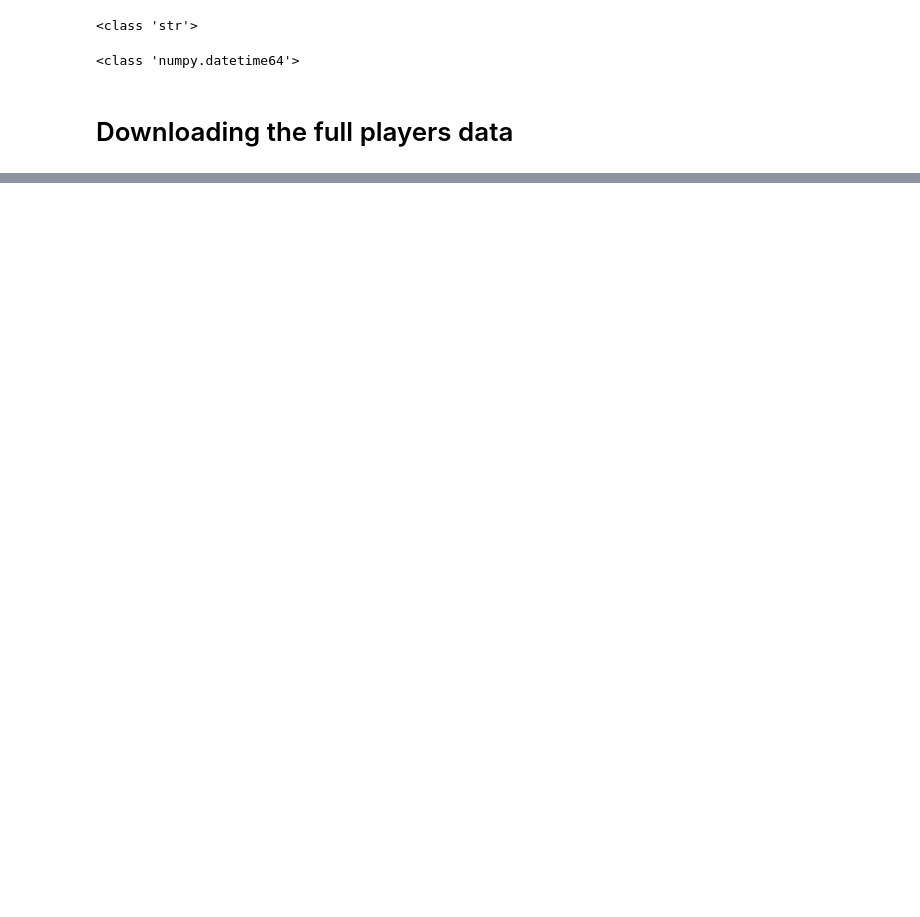
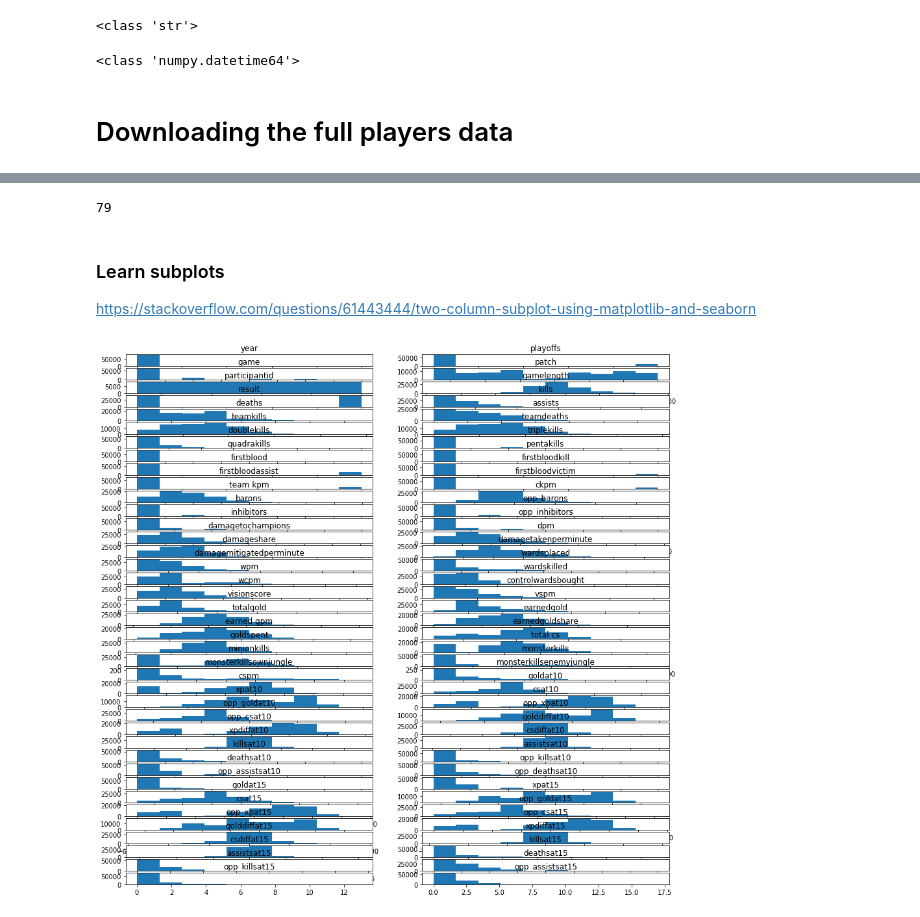
Before and after one commit to niketanmoon/esports, a Jupyter notebook: players.ipynb, the cells around one changed output, grey strips where cells are left out. Cells and saved outputs as stored; diff of their text form; code cells hidden in the pictures; blank space fills up the shorter version.

```diff
--- a/players.ipynb
+++ b/players.ipynb
@@ -178,0 +302,26 @@ gpd.players_data_to_csv(player_data)
+# %%
+# drop gspd
+player_data_copy = player_data_copy.drop(["gspd"], axis=1)
+# %%
+data_len = len(player_data_copy.describe().columns)
+print(data_len)
+# %% [output]
+79
+# %% [markdown]
+### Learn subplots
+https://stackoverflow.com/questions/61443444/two-column-subplot-using-matplotlib-and-seaborn
+# %%
+ncols = 2
+nrows = data_len // ncols
+
+continuous_features = player_data_copy.describe().columns
+fig, ax = plt.subplots(nrows, ncols)
+ax=ax.ravel()
+for idx, a in enumerate(ax):
+    fig.set_figheight(15)
+    fig.set_figwidth(15)
+    a.hist(player_data_copy[continuous_features[idx]])
+    a.set_title(continuous_features[idx])
+plt.tight_layout()
+# %% [output]
+[figure, added]
```
Also changed, not shown: parts of 45 cells of this notebook, 1 other file.
